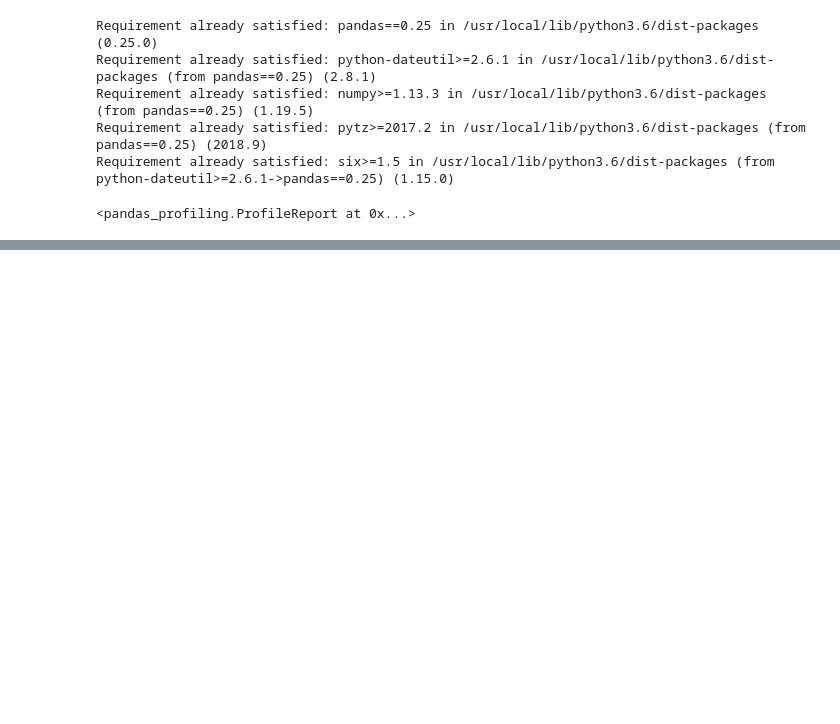
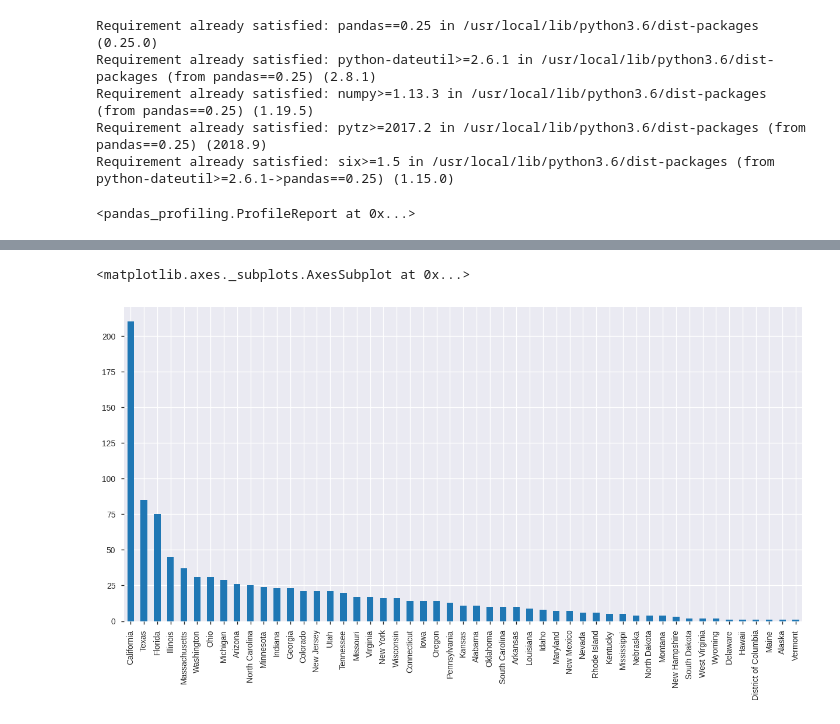
Before and after one commit to tigju/cityspire-f-ds, a Jupyter notebook: notebooks/population/Population.ipynb, the cells around one changed output, grey strips where cells are left out. Cells and saved outputs as stored; diff of their text form; code cells hidden in the pictures; blank space fills up the shorter version.

```diff
--- a/notebooks/population/Population.ipynb
+++ b/notebooks/population/Population.ipynb
@@ -49,0 +105,5 @@ pop.describe()
+# %%
+pop = pop.apply(lambda x: x.str.strip() if x.dtype == "object" else x)
+# %%
+pop['State'] = pop['State'].replace(['?est Virginia','?ew York','?outh Dakota','?orth Carolina','?hode Island','?ew Jersey','?ew Mexico','?ew Hampshire','?orth Dakota','?outh Carolina','COlorado']
+                                    ,['West Virginia','New York','South Dakota','North Carolina','Rhode Island','New Jersey','New Mexico','New Hampshire','North Dakota','South Carolina','Colorado'])
@@ -62,8 +126,4 @@ profile = ProfileReport(pop)
 profile
 # %% [output]
 <pandas_profiling.ProfileReport at 0x...>
-# %%
-pop['City'] = pop['City'].astype(str)
-# %%
-pop['State'] = pop['State'].astype(str)
 # %%
@@ -88,0 +256,7 @@ memory usage: 39.1+ KB
+# %%
+import matplotlib.pyplot as plt
+fig, ax = plt.subplots(figsize=(15,7))
+pd.value_counts(pop['State']).plot.bar()
+# %% [output]
+<matplotlib.axes._subplots.AxesSubplot at 0x...>
+[figure, added]
```
Also changed, not shown: parts of 23 cells of this notebook, 7 other files.
